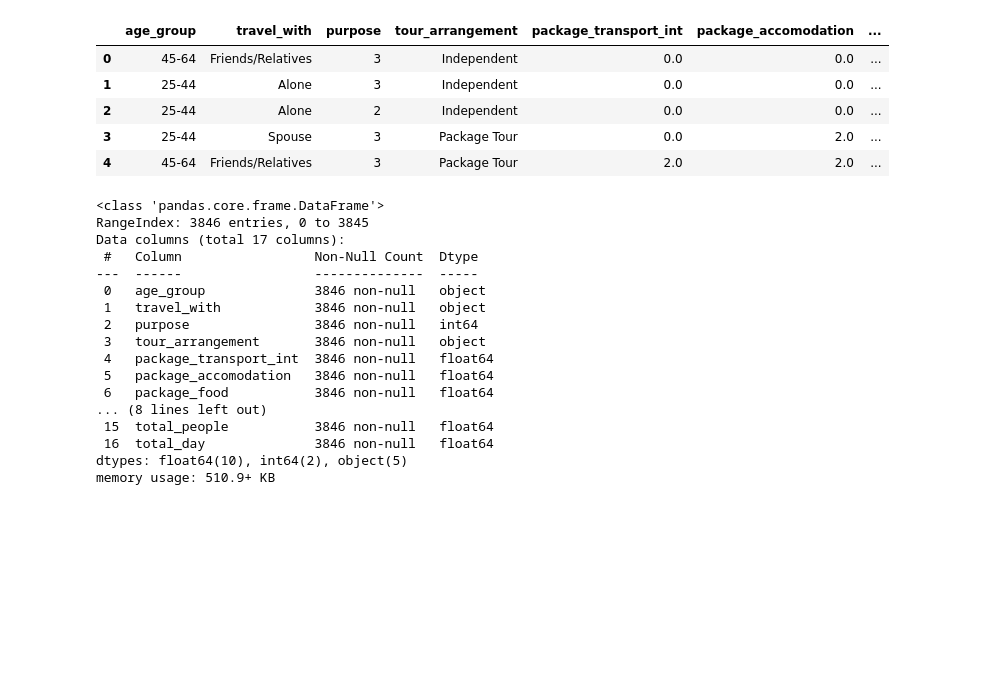
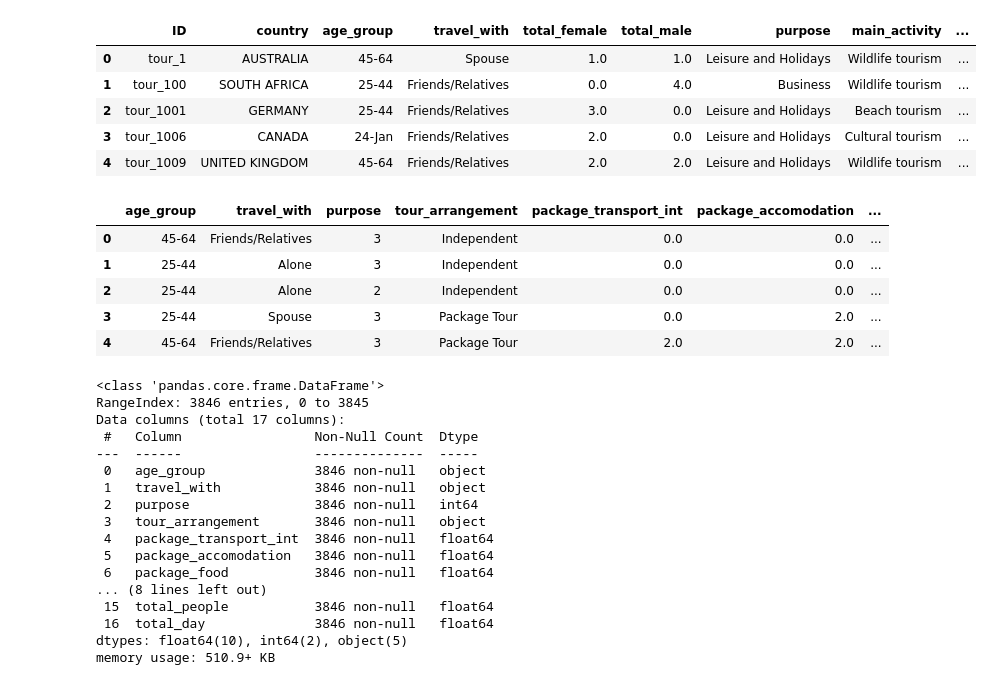
Before and after one commit to segnig/Tanzania-Tourism-Prediction, a Jupyter notebook: train.ipynb, the cells around one changed output. Saved outputs shown, nothing was run; the diff lists cells and outputs as text; code cells hidden in the pictures; blank space fills up the shorter version.

```diff
--- a/train.ipynb
+++ b/train.ipynb
@@ -18,3 +21,3 @@ from sklearn.metrics import mean_squared_error, r2_score
 # %%
 train_df = pd.read_csv(FILE_PATH + "merged_df_tanzania.csv")
-test_df = pd.read_csv(FILE_PATH + "Test.csv")
+test_df = pd.read_csv(FILE_PATH + "Test.csv").set_index("ID")
@@ -21,3 +45,12 @@ test_df = pd.read_csv(FILE_PATH + "Test.csv")
+# %%
+test_df.head()
+# %% [output]
+|  | ID | country | age_group | travel_with | total_female | total_male | purpose | main_activity | ... |
+| 0 | tour_1 | AUSTRALIA | 45-64 | Spouse | 1.0 | 1.0 | Leisure and Holidays | Wildlife tourism | ... |
+| 1 | tour_100 | SOUTH AFRICA | 25-44 | Friends/Relatives | 0.0 | 4.0 | Business | Wildlife tourism | ... |
+| 2 | tour_1001 | GERMANY | 25-44 | Friends/Relatives | 3.0 | 0.0 | Leisure and Holidays | Beach tourism | ... |
+| 3 | tour_1006 | CANADA | 24-Jan | Friends/Relatives | 2.0 | 0.0 | Leisure and Holidays | Cultural tourism | ... |
+| 4 | tour_1009 | UNITED KINGDOM | 45-64 | Friends/Relatives | 2.0 | 2.0 | Leisure and Holidays | Wildlife tourism | ... |
 # %%
 train_df.head()
 # %% [output]
```
Also changed, not shown: parts of 40 cells of this notebook.
